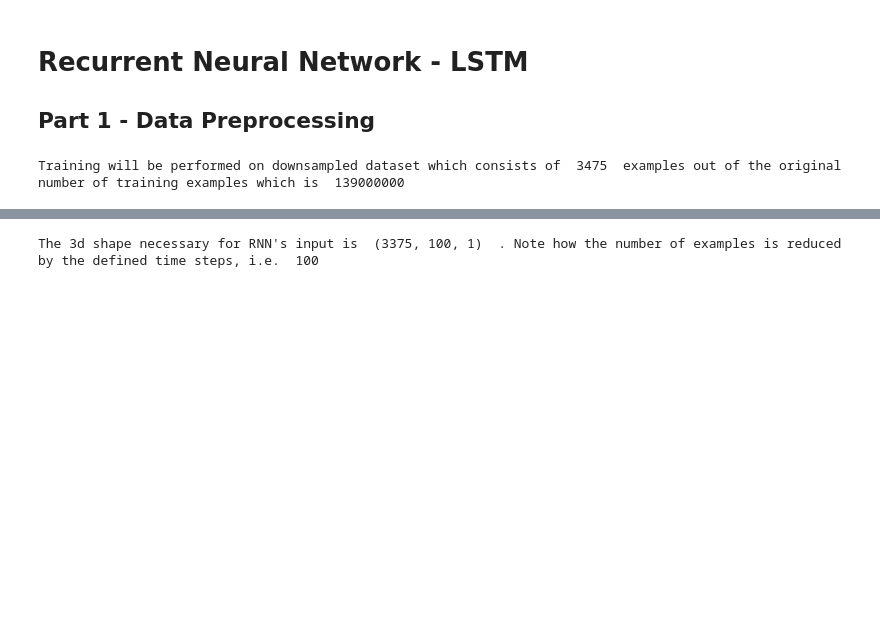
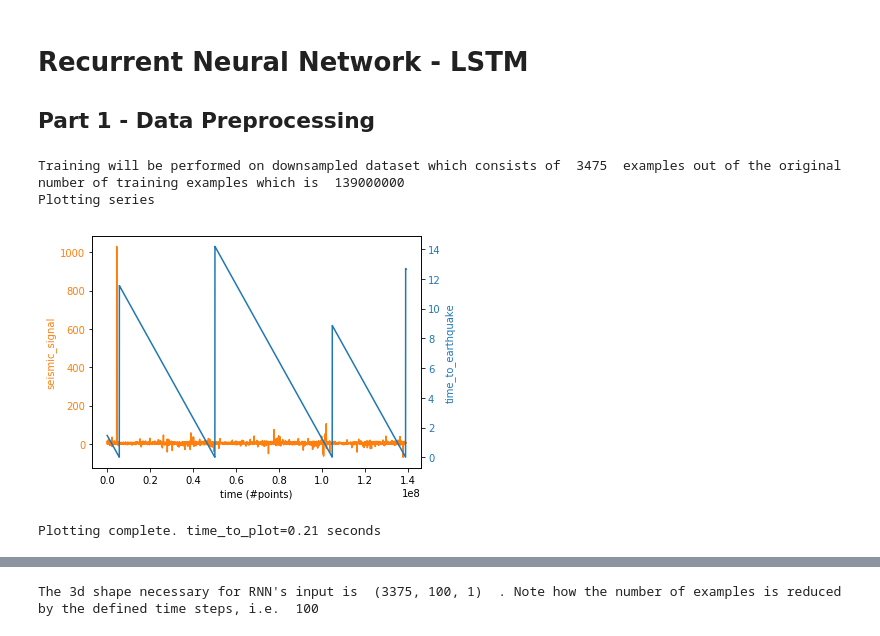
Before and after one commit to sgamage2/ece-9309-ml-project, a Jupyter notebook: LANL_NB.ipynb, the cells around one changed output, grey strips where cells are left out. Saved outputs shown, nothing was run; the diff lists cells and outputs as text; code cells hidden in the pictures; blank space fills up the shorter version.

```diff
--- a/LANL_NB.ipynb
+++ b/LANL_NB.ipynb
@@ -264,13 +228,18 @@ dtype: float64
 # %%
 # Importing the training set
 """Temporary: we downsample the training datatset to reduce time!"""
 down_sample=40000
 dataset_train = train_df.iloc[::down_sample,:]
 training_set = dataset_train.iloc[:, 0:2].values
 print("Training will be performed on downsampled dataset which consists of ",dataset_train.shape[0],
       " examples out of the original number of training examples which is ", train_df.shape[0])
+
+plot_series(dataset_train)
 # %% [output]
 Training will be performed on downsampled dataset which consists of  3475  examples out of the original number of training examples which is  139000000
+Plotting series
+[figure, added]
+Plotting complete. time_to_plot=0.21 seconds
 # %%
 dataset_train.info()
 dataset_train.head()
```
Also changed, not shown: parts of 19 cells of this notebook, 3 other files.
